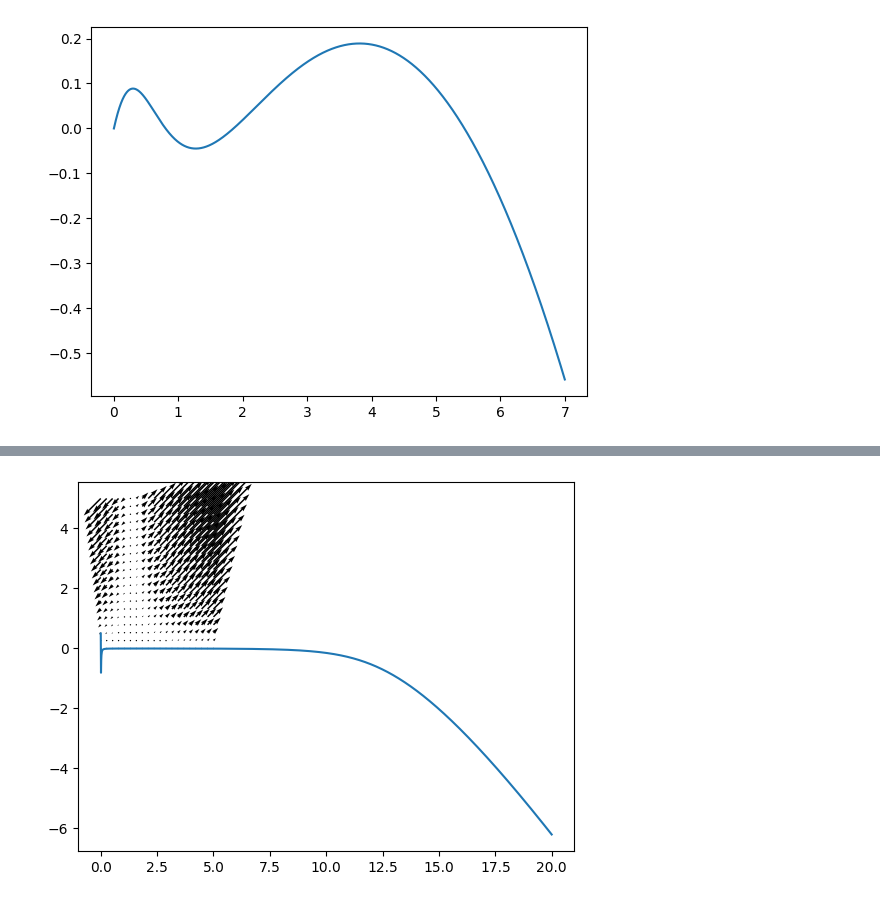
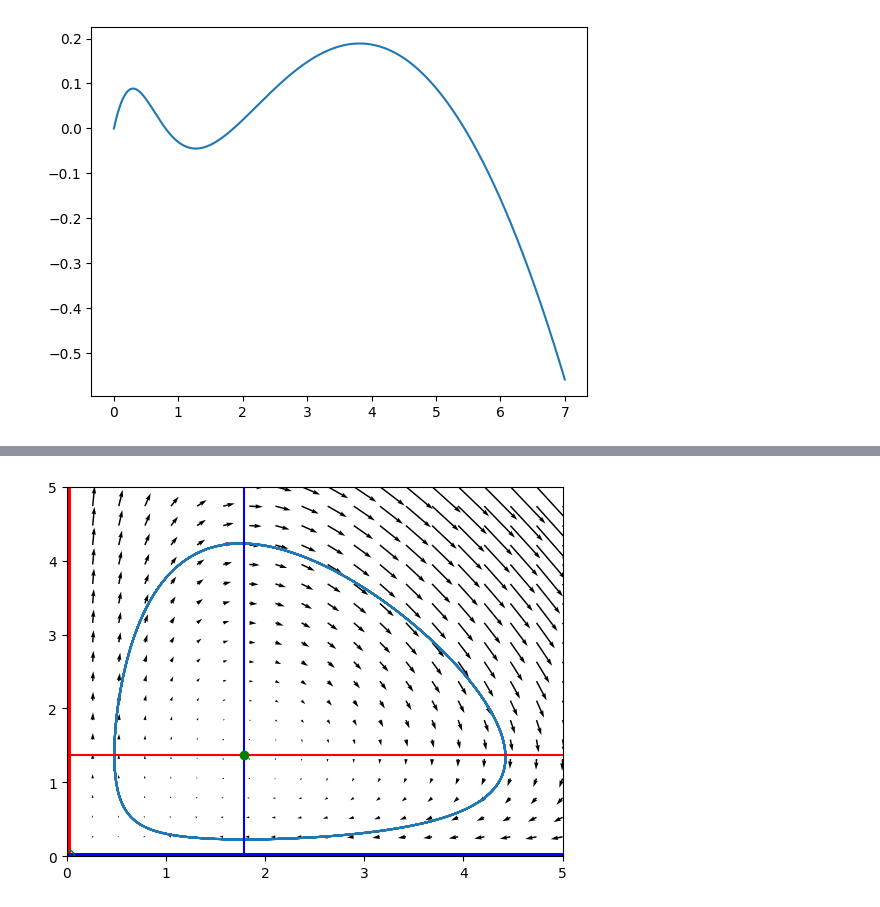
Before and after one commit to MrAnish123/Differential-Equations-Project-1, a Jupyter notebook: SetA.ipynb, the cells around one changed output, grey strips where cells are left out. Cells and saved outputs as stored; diff of their text form; code cells hidden in the pictures.

Commit message:
Set B Problem 3
Worked on Set B up to problem 3 and fixed my earlier Set A problem 6 code

```diff
--- a/SetA.ipynb
+++ b/SetA.ipynb
@@ -318,8 +318,14 @@ def deer_dxdt(x : float) -> float:
 t_interval = np.linspace(start=0, stop=30, num=30)
 x_interval = np.linspace(start=0, stop=7, num =15)
 
+t_quiver = []
+x_quiver = []
 
-t_quiver, x_quiver = np.meshgrid(t_interval, x_interval)
+for t in t_interval:
+    for x in x_interval:
+        t_quiver.append(t)
+        x_quiver.append(x)
+#t_quiver, x_quiver = np.meshgrid(t_interval, x_interval)
 
 deer_t_quiver = []
 deer_dxdt_quiver = []
@@ -362,38 +368,92 @@ plt.quiver(t_quiver, x_quiver, deer_t_quiver, deer_dxdt_quiver, color='b')
 # %%
-#Problem 6 Part c)
+#Set B Problem 3
 
 x1_interval = np.linspace(start=0, stop=5, num=20)
 x2_interval = np.linspace(start=0, stop=5, num=20)
 
-x1_quiver, x2_quiver = np.meshgrid(x1_interval, x2_interval)
+#x1_quiver, x2_quiver = np.meshgrid(x1_interval, x2_interval)
 
+x1_quiver = []
+x2_quiver = []
 dx1 = []
 dx2 = []
 
 
 def dx1dt(x1 : float, x2 : float) -> float:
-    return (-1.5 * x1) + (1.1 * x1 * x2)
+    return x1 * (1.1*x2 - 1.5)
 
 def dx2dt(x1 : float, x2 : float) -> float:
-    return (2.5 * x2) - (1.4 * x1 * x2)
+    return x2 * (2.5 - 1.4*x1)
 
 
 for x in x1_interval:
     for i in x2_interval:
         dx1.append(dx1dt(x, i))
         dx2.append(dx2dt(x, i))
+        x1_quiver.append(x)
+        x2_quiver.append(i)
 
 
 
 def dx2dx1(x1 : float, x2 : float) -> float:
     return (2.5*x2 - 1.4*x1*x2) / (1.1*x1*x2 - 1.5*x1)
 
-x1x2_euler = eulers_method(x_0=0.5, t_interval=(0, 20), h=0.01, dxdt=dx2dx1)
-print(x1x2_euler)
+def setb_euler_method(x1_0 : float, x2_0 : float, h : float, t_interval : tuple) -> float:
+    t_list = np.arange(start=t_interval[0], stop=t_interval[1], step=h)
+    x1_list = [x1_0]
+    x2_list = [x2_0]
 
-plt.plot(x1x2_euler[0], x1x2_euler[1])
+    for t in t_list:
+        x1_list.append(x1_list[-1] + dx1dt(x1_list[-1], x2_list[-1]) * h)
+        x2_list.append(x2_list[-1] + dx2dt(x1_list[-1], x2_list[-1]) * h)
 
-plt.quiver(x1_quiver, x2_quiver, dx1, dx1)
+    return [x1_list, x2_list]
 
+
+#Plot nullclines
+v_nullcline_1_x1 = []
+v_nullcline_1_x2 = []
+v_nullcline_2_x1 = []
+v_nullcline_2_x2 = []
+h_nullcline_1_x1 = []
+h_nullcline_1_x2 = []
+h_nullcline_2_x1 = []
+h_nullcline_2_x2 = []
+
+for x in x1_interval:
+    v_nullcline_1_x2.append(x)
+    v_nullcline_1_x1.append(0)
+    v_nullcline_2_x2.append(1.5 / 1.1)
+    v_nullcline_2_x1.append(x)
+    h_nullcline_1_x2.append(x)
+    h_nullcline_1_x1.append(2.5 / 1.4)
+    h_nullcline_2_x2.append(0)
+    h_nullcline_2_x1.append(x)
+
+
+
+x1x2_euler_1 = setb_euler_method(x1_0=0.5, x2_0=1, h=0.01, t_interval=(0,20))
+#x1x2_euler_2 = setb_euler_method(x1_0=1, x2_0=0, h=0.01, t_interval=(0,20))
+#x1x2_euler_3 = setb_euler_method(x1_0=1, x2_0=1, h=0.01, t_interval=(0,20))
+
+plt.plot(x1x2_euler_1[0], x1x2_euler_1[1])
+#plt.plot(x1x2_euler_2[0], x1x2_euler_2[1], linewidth=5, color = 'b')
+#plt.plot(x1x2_euler_3[0], x1x2_euler_3[1])
+
+#Plot vector field
+plt.quiver(x1_quiver, x2_quiver, dx1, dx2)
+
+#Plot nullclines
+plt.plot(v_nullcline_1_x1, v_nullcline_1_x2, color='r', linewidth=5)
+plt.plot(v_nullcline_2_x1, v_nullcline_2_x2, color='r')
+plt.plot(h_nullcline_1_x1, h_nullcline_1_x2, color='b')
+plt.plot(h_nullcline_2_x1, h_nullcline_2_x2, color='b', linewidth=5)
+
+#Plot equilibria
+plt.plot(0, 0, marker='o', color='g', markerfacecolor='none', markersize=10)
+plt.plot(2.5 / 1.4, 1.5 / 1.1, 'go')
+
+plt.xlim(0, 5)
+plt.ylim(0, 5)
 plt.show()
 # %% [output]
@@ -402 +460 @@ plt.show()
-[figure, old version]
+[figure, new version]
```
Also changed, not shown: parts of 3 cells of this notebook.
